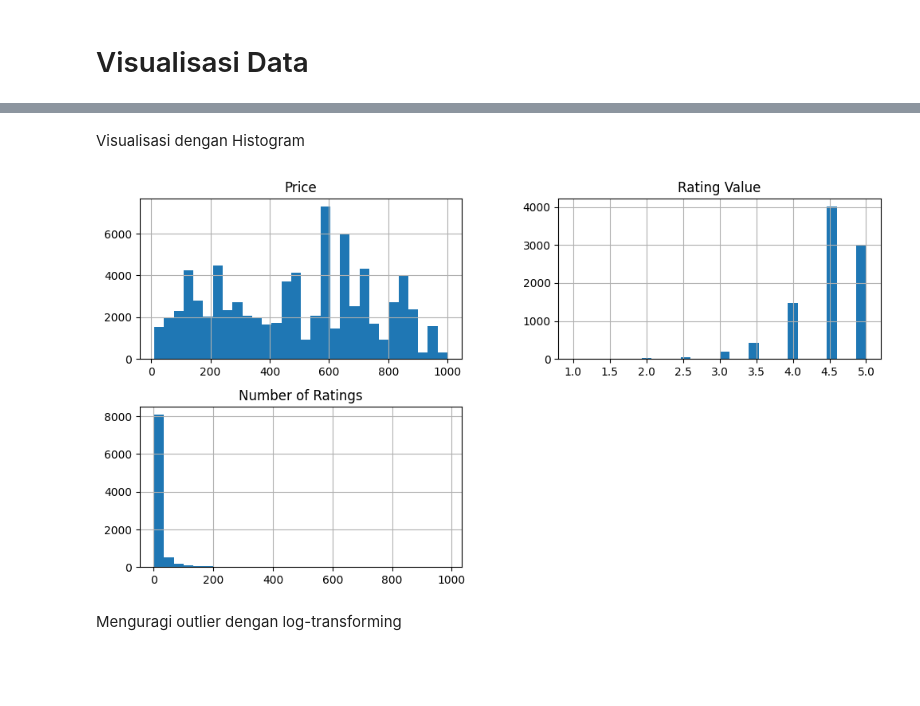
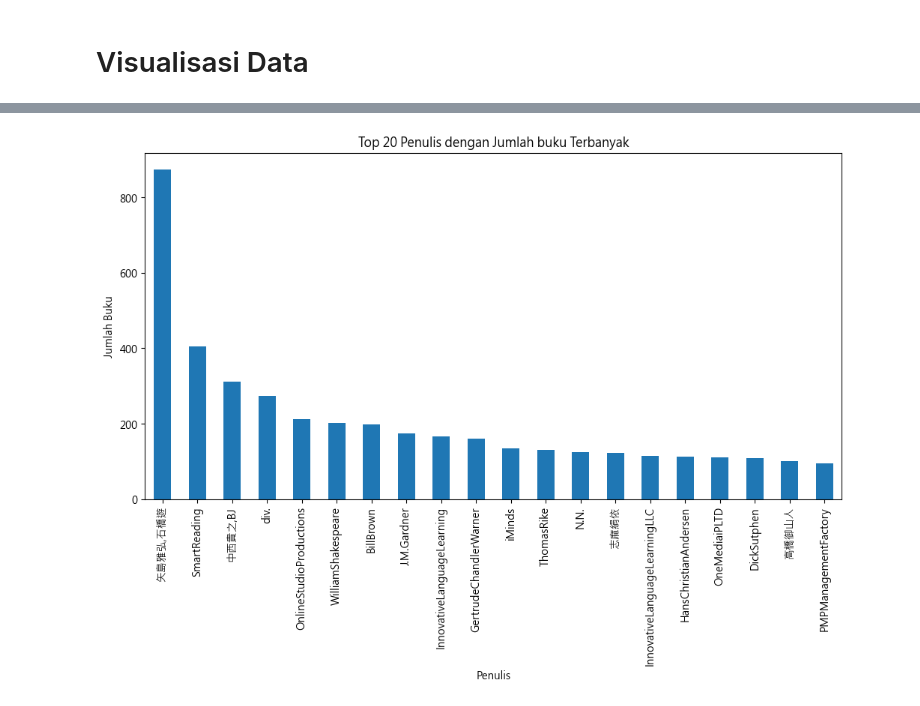
Before and after one commit to jsrehiary/ml_preprocessing_gdgoc4, a Jupyter notebook: AUC.ipynb, the cells around one changed output, grey strips where cells are left out. Cells and saved outputs as stored; diff of their text form; code cells hidden in the pictures; blank space fills up the shorter version.

Commit message:
readme, requirements, dan visualiasi

```diff
--- a/AUC.ipynb
+++ b/AUC.ipynb
@@ -308,9 +298,14 @@ plt.show()
-# %% [markdown]
-Visualisasi dengan Histogram
-# %%
-df[num_cols].hist(bins=30, figsize=(12, 6))
-plt.show()
-# %% [output]
-[figure, removed]
-# %% [markdown]
-Menguragi outlier dengan log-transforming
+# %%
+plt.rcParams['font.sans-serif'] = ['Microsoft JhengHei']
+plt.rcParams['axes.unicode_minus'] = False
+
+df['Author'].value_counts().nlargest(20).plot(kind='bar', figsize=(12, 6))
+
+plt.title('Top 20 Penulis dengan Jumlah buku Terbanyak')
+plt.xlabel('Penulis')
+plt.ylabel('Jumlah Buku')
+plt.xticks(rotation=90)
+
+plt.show()
+# %% [output]
+[figure, added]
```
Also changed, not shown: parts of 5 cells of this notebook, 2 other files.
